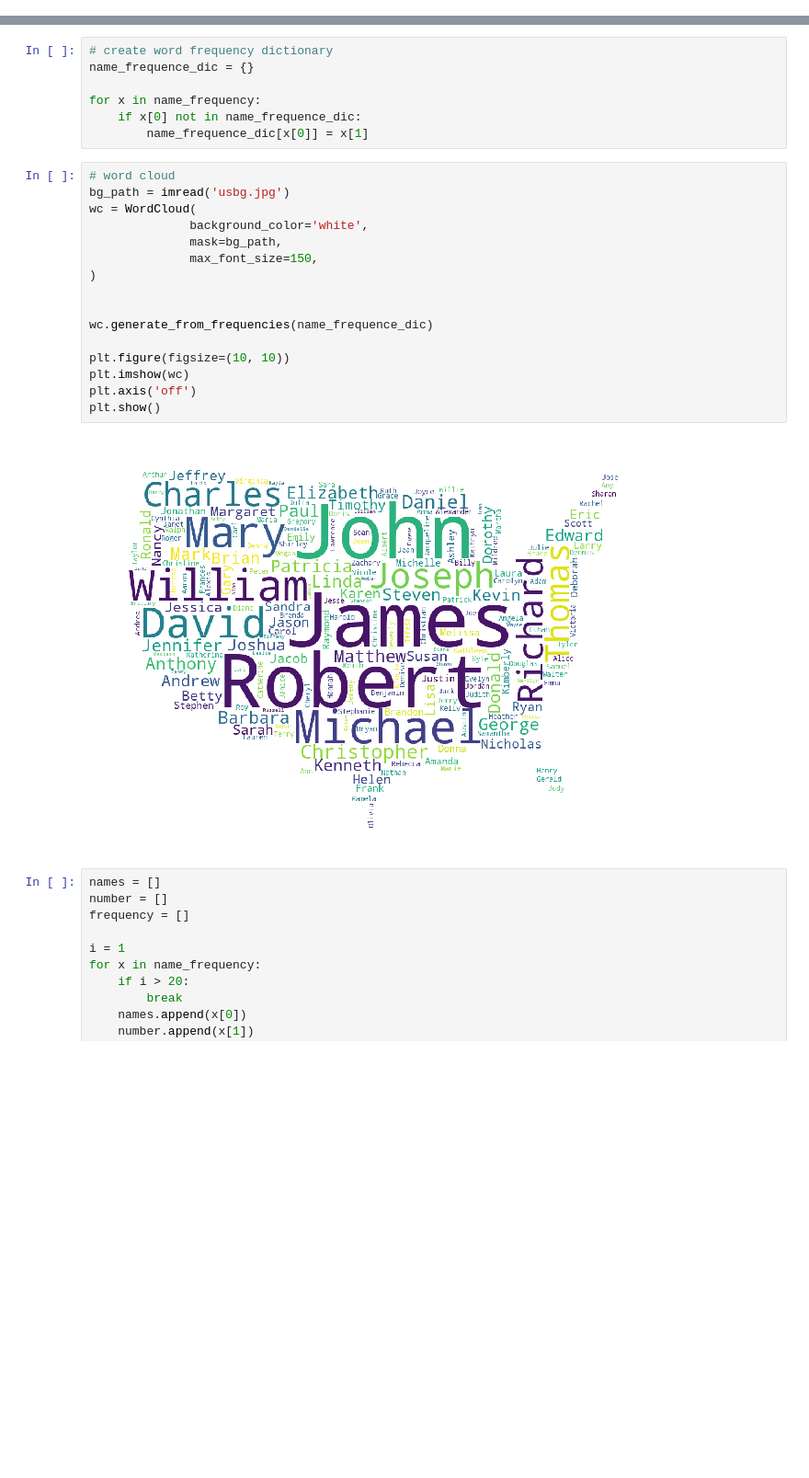
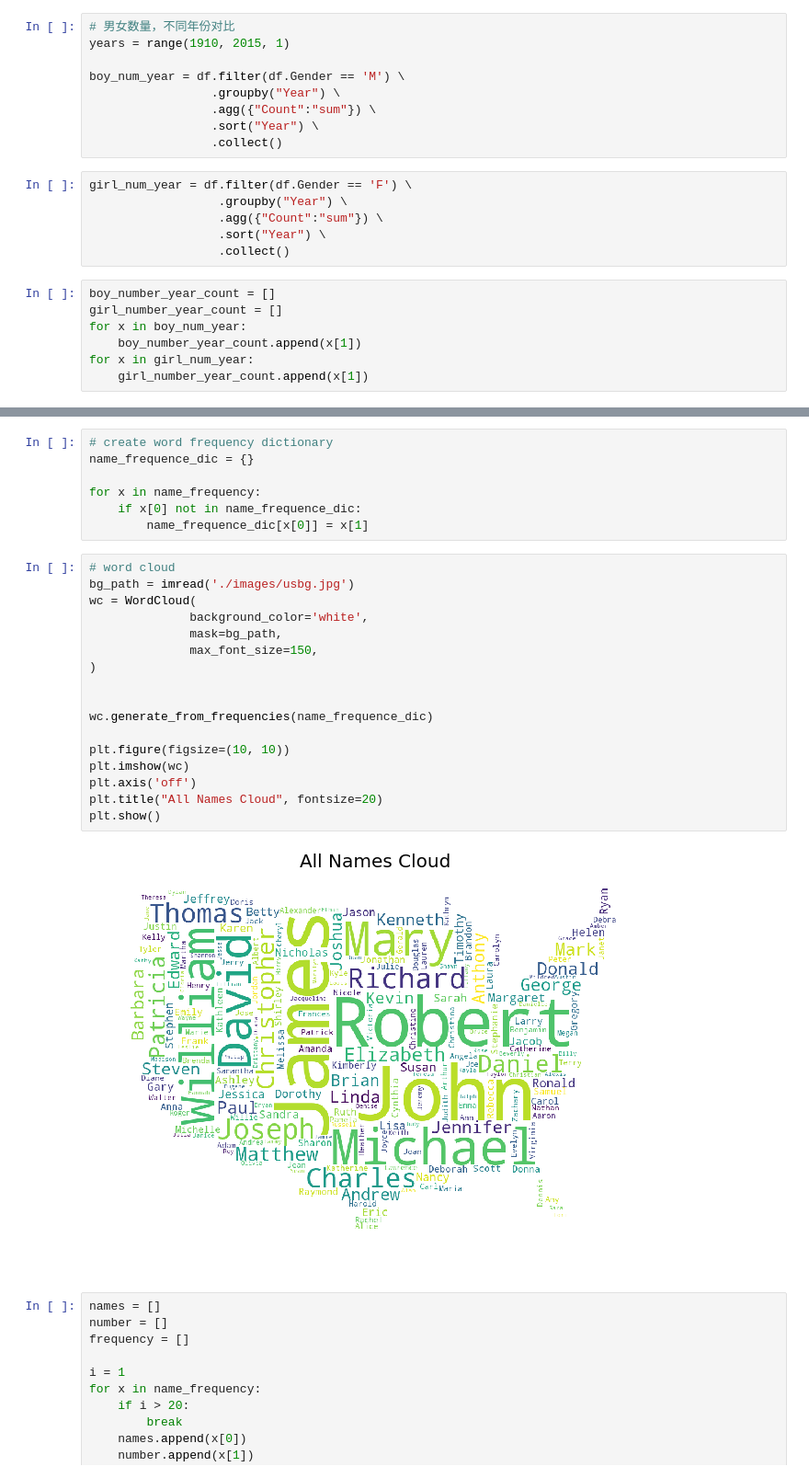
Before and after one commit to vkso/us_baby_name_analysis, a Jupyter notebook: analysis.ipynb, the cells around one changed output, grey strips where cells are left out. Shown at 92% size. Saved outputs shown, nothing was run; the diff lists cells and outputs as text; blank space fills up the shorter version.

```diff
--- a/analysis.ipynb
+++ b/analysis.ipynb
@@ -80,0 +110,22 @@ print(total_num_baby, total_num_boys, total_num_girls)
+# %%
+# 男女数量，不同年份对比
+years = range(1910, 2015, 1)
+
+boy_num_year = df.filter(df.Gender == 'M') \
+                 .groupby("Year") \
+                 .agg({"Count":"sum"}) \
+                 .sort("Year") \
+                 .collect()
+# %%
+girl_num_year = df.filter(df.Gender == 'F') \
+                  .groupby("Year") \
+                  .agg({"Count":"sum"}) \
+                  .sort("Year") \
+                  .collect()
+# %%
+boy_number_year_count = []
+girl_number_year_count = []
+for x in boy_num_year:
+    boy_number_year_count.append(x[1])
+for x in girl_num_year:
+    girl_number_year_count.append(x[1])
@@ -93,22 +155,23 @@ for x in name_frequency:
         name_frequence_dic[x[0]] = x[1]
 # %%
 # word cloud
-bg_path = imread('usbg.jpg')
+bg_path = imread('./images/usbg.jpg')
 wc = WordCloud(
               background_color='white',
               mask=bg_path,
               max_font_size=150,
 )
 
 
 wc.generate_from_frequencies(name_frequence_dic)
 
 plt.figure(figsize=(10, 10))
 plt.imshow(wc)
 plt.axis('off')
+plt.title("All Names Cloud", fontsize=20)
 plt.show()
 # %% [output]
-[figure, old version]
+[figure, new version]
 # %%
 names = []
 number = []
```
Also changed, not shown: parts of 19 cells of this notebook, 5 other files.
